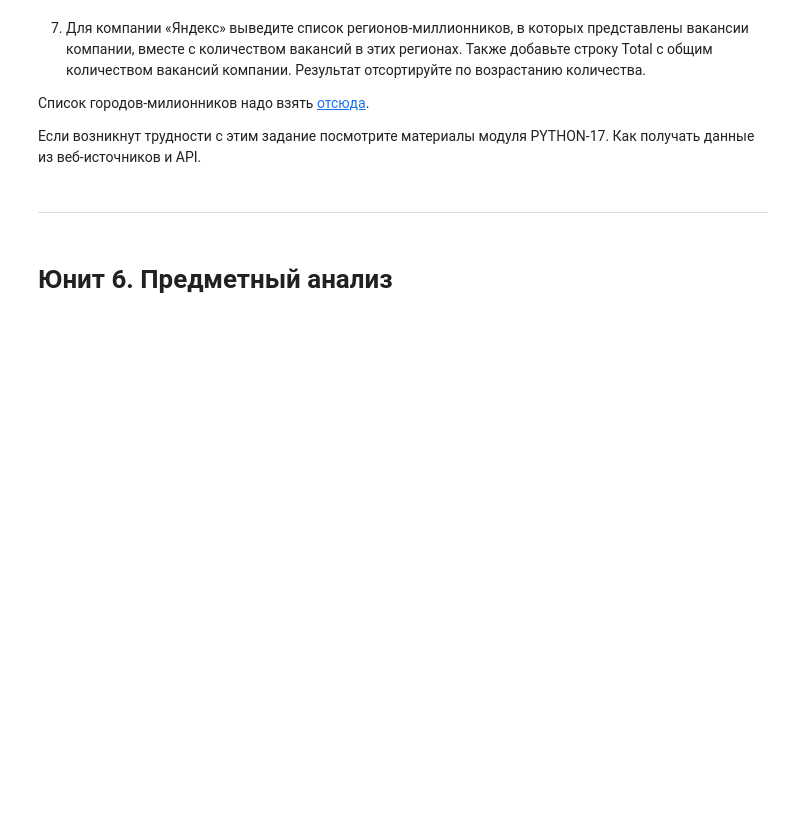
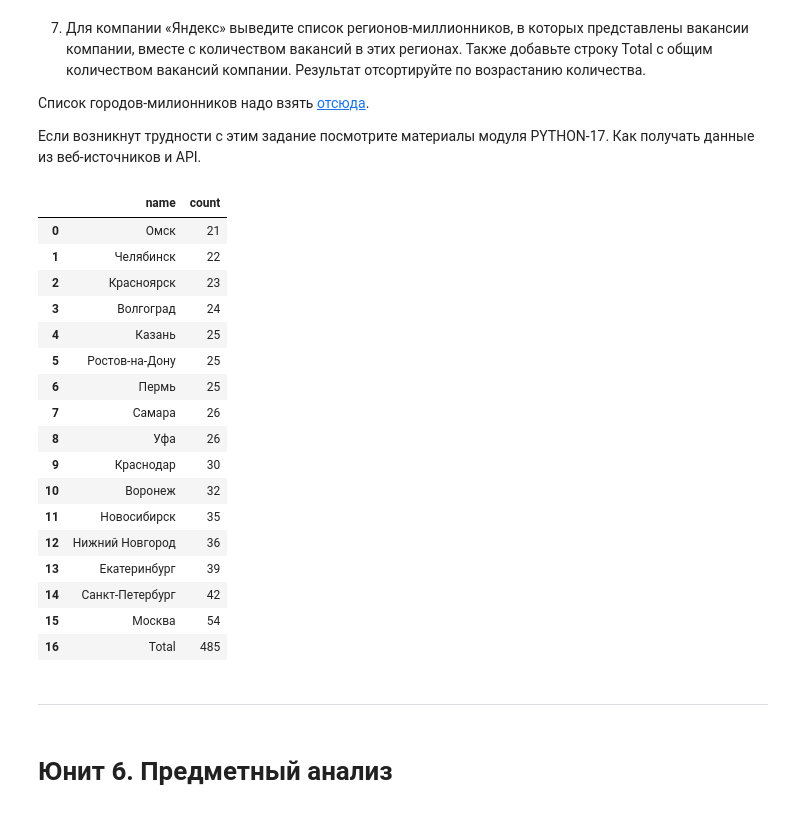
Before and after one commit to kdunaev-a10/SkillFactory-DTS, a Jupyter notebook: project_2/Project_2_headHunter.ipynb, the cells around one changed output. Drawn from its saved outputs; the diff is of its cells as text; code cells hidden in the pictures; blank space fills up the shorter version.

```diff
--- a/project_2/Project_2_headHunter.ipynb
+++ b/project_2/Project_2_headHunter.ipynb
@@ -322,10 +437,63 @@ display(hh_df)
 Если возникнут трудности с этим задание посмотрите материалы модуля  PYTHON-17. Как получать данные из веб-источников и API.
 # %%
 # код для получения списка городов-милионников
+cities = ('Москва', 'Санкт-Петербург', 'Новосибирск', 'Екатеринбург', 'Казань', 'Нижний Новгород', 'Челябинск', 'Красноярск', 'Самара', 'Уфа', 'Ростов-на-Дону', 'Омск', 'Краснодар', 'Воронеж', 'Пермь', 'Волгоград')
 # %%
 # текст запроса
+query_5_7 = f'''
+            (
+            SELECT
+                a.name,
+                count(v.id)
+            FROM
+                public.areas as a
+            JOIN public.vacancies as v on v.area_id=a.id
+            JOIN public.employers as e on e.id=v.employer_id
+            WHERE
+                a.name IN {cities}
+                and
+                e.name='Яндекс'
+            GROUP BY a.id
+            ORDER BY 2 DESC
+            )
+            UNION aLL
+            (SELECT
+                'Total',
+                count(v.id)
+            FROM
+                public.areas as a
+            JOIN public.vacancies as v on v.area_id=a.id
+            JOIN public.employers as e on e.id=v.employer_id
+            WHERE
+                a.name IN {cities}
+                and
+                e.name='Яндекс'
+            )
+           ORDER BY 2
+        '''
 # %%
 # результат запроса
+hh_df = pd.read_sql_query(query_5_7, connection)
+display(hh_df)
+# %% [output]
+|  | name | count |
+| 0 | Омск | 21 |
+| 1 | Челябинск | 22 |
+| 2 | Красноярск | 23 |
+| 3 | Волгоград | 24 |
+| 4 | Казань | 25 |
+| 5 | Ростов-на-Дону | 25 |
+| 6 | Пермь | 25 |
+| 7 | Самара | 26 |
+| 8 | Уфа | 26 |
+| 9 | Краснодар | 30 |
+| 10 | Воронеж | 32 |
+| 11 | Новосибирск | 35 |
+| 12 | Нижний Новгород | 36 |
+| 13 | Екатеринбург | 39 |
+| 14 | Санкт-Петербург | 42 |
+| 15 | Москва | 54 |
+| 16 | Total | 485 |
 # %% [markdown]
 ***
 # %%
```
Also changed, not shown: parts of 20 cells of this notebook, 1 other file.
